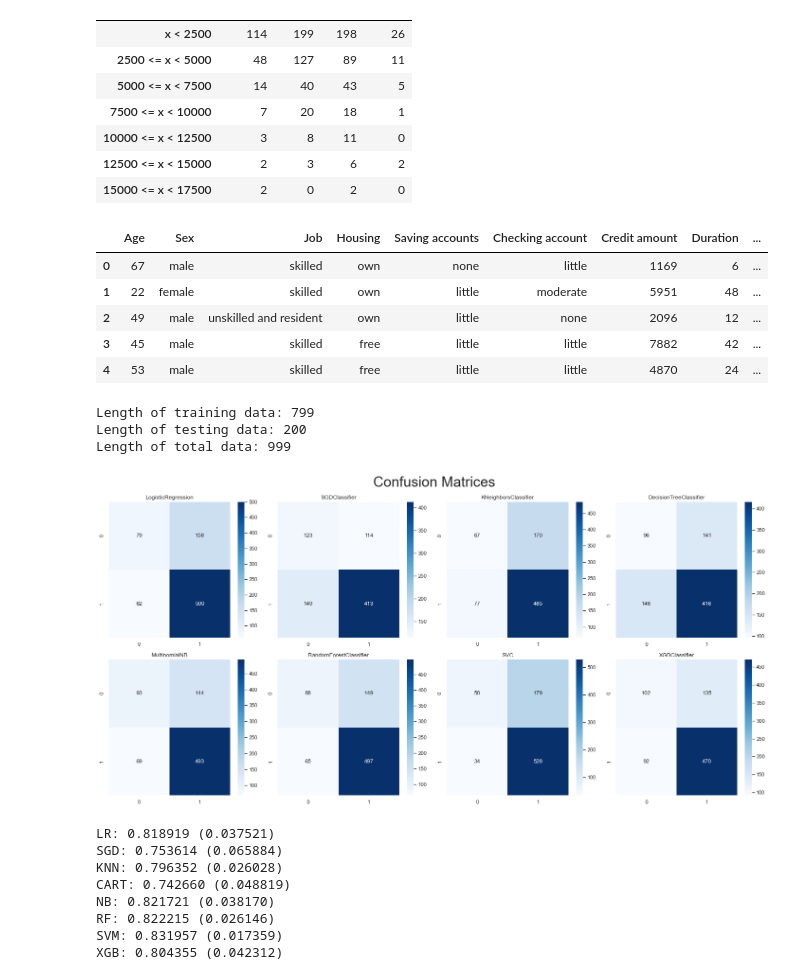
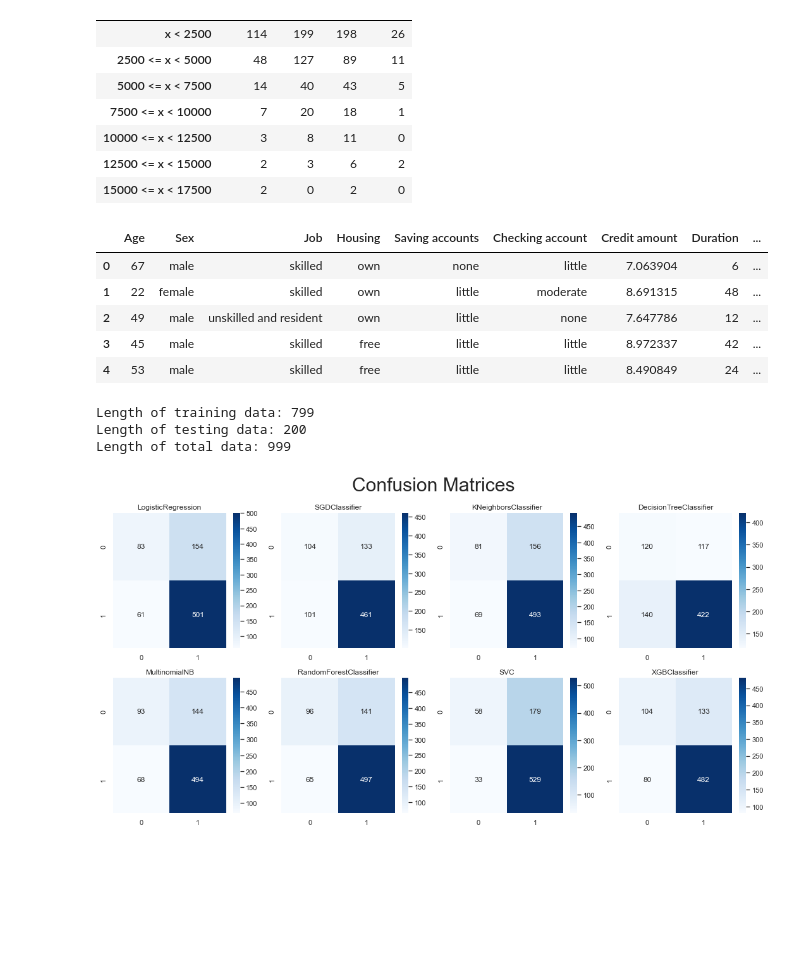
Before and after one commit to jpzambranoleon/german-credit-data-project, a Jupyter notebook: model.ipynb, the cells around one changed output. Cells and saved outputs as stored; diff of their text form; code cells hidden in the pictures; blank space fills up the shorter version.

```diff
--- a/model.ipynb
+++ b/model.ipynb
@@ -111,16 +111,16 @@ pd.crosstab(credit_ml_df['Credit Category'], credit_ml_df['Age Category']).style
 | 15000 <= x < 17500 | 2 | 0 | 2 | 0 |
 # %%
 target = credit_ml_df['Risk']
-# credit_ml_df['Credit amount'] = np.log(credit_ml_df['Credit amount'])
+credit_ml_df['Credit amount'] = np.log(credit_ml_df['Credit amount'])
 credit_ml_df = credit_ml_df.drop(['Risk'], axis=1)
 credit_ml_df.head()
 # %% [output]
 |  | Age | Sex | Job | Housing | Saving accounts | Checking account | Credit amount | Duration | ... |
-| 0 | 67 | male | skilled | own | none | little | 1169 | 6 | ... |
-| 1 | 22 | female | skilled | own | little | moderate | 5951 | 48 | ... |
-| 2 | 49 | male | unskilled and resident | own | little | none | 2096 | 12 | ... |
-| 3 | 45 | male | skilled | free | little | little | 7882 | 42 | ... |
-| 4 | 53 | male | skilled | free | little | little | 4870 | 24 | ... |
+| 0 | 67 | male | skilled | own | none | little | 7.063904 | 6 | ... |
+| 1 | 22 | female | skilled | own | little | moderate | 8.691315 | 48 | ... |
+| 2 | 49 | male | unskilled and resident | own | little | none | 7.647786 | 12 | ... |
+| 3 | 45 | male | skilled | free | little | little | 8.972337 | 42 | ... |
+| 4 | 53 | male | skilled | free | little | little | 8.490849 | 24 | ... |
 # %%
 from sklearn.model_selection import train_test_split
 
@@ -164,35 +164,35 @@ from xgboost import XGBClassifier
 from sklearn.model_selection import cross_val_predict, cross_val_score, KFold
 from sklearn.metrics import confusion_matrix
 
 # to feed the random state
 seed = 7
 
 # prepare models
 models = []
 models.append((LogisticRegression(random_state=42)))
 models.append((SGDClassifier(random_state=42)))
 models.append((KNeighborsClassifier()))
 models.append((DecisionTreeClassifier(random_state=42)))
 models.append((MultinomialNB()))
 models.append((RandomForestClassifier(random_state=42)))
 models.append((SVC(random_state=42)))
 models.append((XGBClassifier()))
 
-fig, axes = plt.subplots(2, 4, figsize=(20, 10))
+fig, axes = plt.subplots(2, 4, figsize=(15, 8))
 
 for model, ax in zip(models, axes.flatten()):
     kfold = KFold(n_splits=10, random_state=seed, shuffle=True)
     y_train_pred = cross_val_predict(model, train_data_prepared, y_train, cv=kfold)
     cf_matrix = confusion_matrix(y_train, y_train_pred)
     sns.heatmap(cf_matrix, annot=True, fmt='g', cmap='Blues', ax=ax)
     ax.title.set_text(type(model).__name__)
 
 #plt.title("Confusion Matrices")
 fig.suptitle("Confusion Matrices", fontsize=30)
 plt.tight_layout()
 plt.show()
 # %% [output]
-[figure, old version]
+[figure, new version]
 # %%
 from sklearn.linear_model import LogisticRegression
 from sklearn.linear_model import SGDClassifier
@@ -230,15 +230,6 @@ for name, model in models:
         names.append(name)
         msg = "%s: %f (%f)" % (name, cv_results.mean(), cv_results.std())
         print(msg)
-# %% [output]
-LR: 0.818919 (0.037521)
-SGD: 0.753614 (0.065884)
-KNN: 0.796352 (0.026028)
-CART: 0.742660 (0.048819)
-NB: 0.821721 (0.038170)
-RF: 0.822215 (0.026146)
-SVM: 0.831957 (0.017359)
-XGB: 0.804355 (0.042312)
 # %%
 fig, ax1 = plt.subplots(figsize=(11, 6))
 fig.suptitle('Algorithm Comparison', fontsize=20)
```
Also changed, not shown: parts of 5 cells of this notebook.
